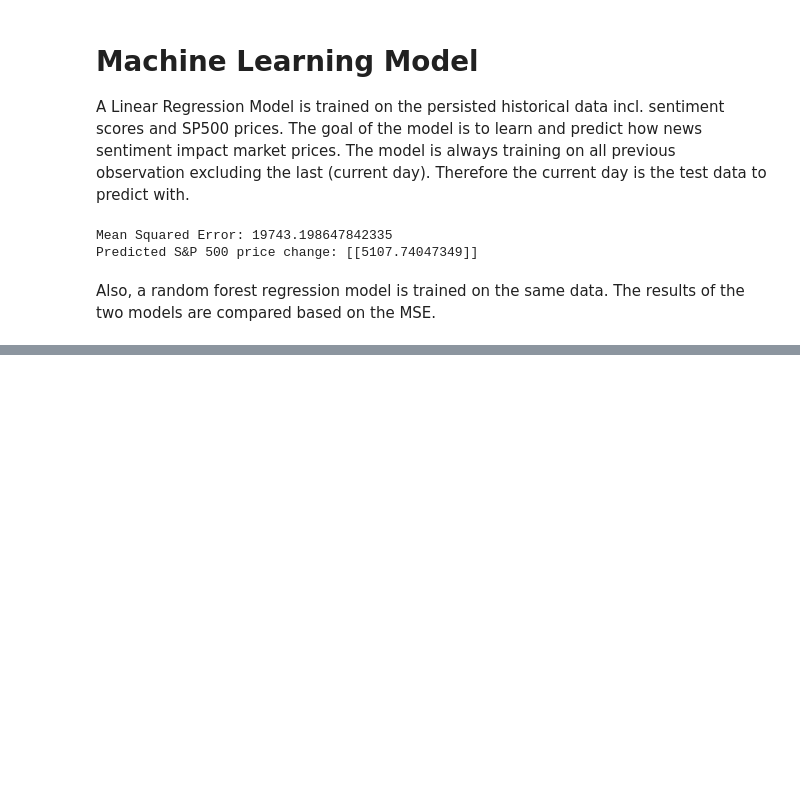
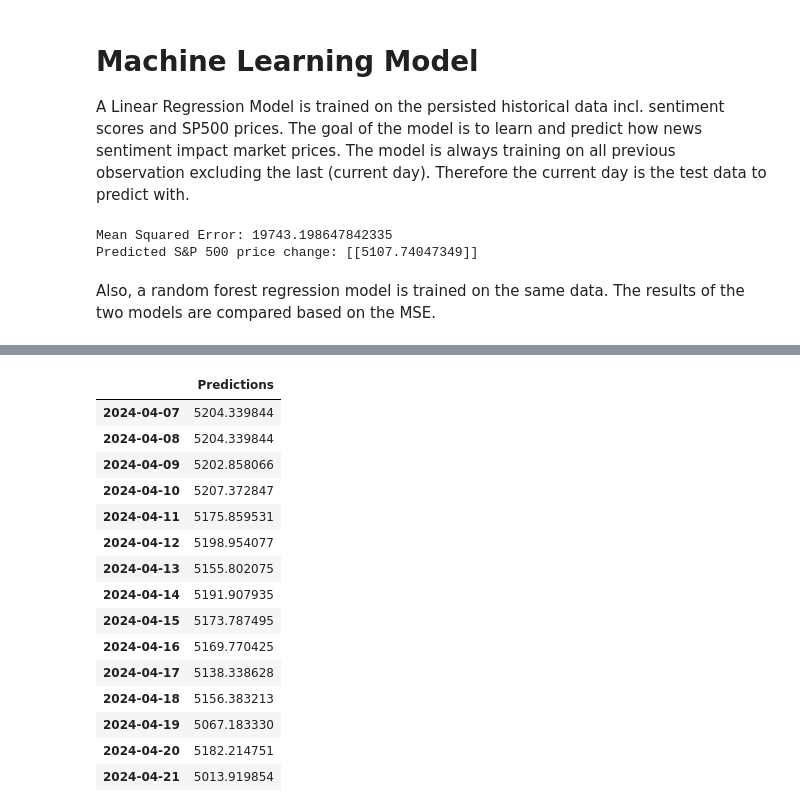
Before and after one commit to matebmx/Stock-Market-Sentiment-Analysis, a Jupyter notebook: Project.ipynb, the cells around one changed output, grey strips where cells are left out. Drawn from its saved outputs; the diff is of its cells as text; code cells hidden in the pictures; blank space fills up the shorter version.

```diff
--- a/Project.ipynb
+++ b/Project.ipynb
@@ -492,0 +489,27 @@ Predicted S&P 500 price change: [5002.99195801]
+# %%
+new_row = pd.Series({'Predictions': y_pred_rf[0]}, name=today)
+
+if str(today) in predictions.index:
+    predictions.update(new_row)
+else:
+    predictions = pd.concat([predictions, pd.DataFrame([new_row])], ignore_index=False)
+
+predictions.to_csv('predictions.csv')
+predictions
+# %% [output]
+|  | Predictions |
+| 2024-04-07 | 5204.339844 |
+| 2024-04-08 | 5204.339844 |
+| 2024-04-09 | 5202.858066 |
+| 2024-04-10 | 5207.372847 |
+| 2024-04-11 | 5175.859531 |
+| 2024-04-12 | 5198.954077 |
+| 2024-04-13 | 5155.802075 |
+| 2024-04-14 | 5191.907935 |
+| 2024-04-15 | 5173.787495 |
+| 2024-04-16 | 5169.770425 |
+| 2024-04-17 | 5138.338628 |
+| 2024-04-18 | 5156.383213 |
+| 2024-04-19 | 5067.183330 |
+| 2024-04-20 | 5182.214751 |
+| 2024-04-21 | 5013.919854 |
```
Also changed, not shown: parts of 11 cells of this notebook, 1 other file.
